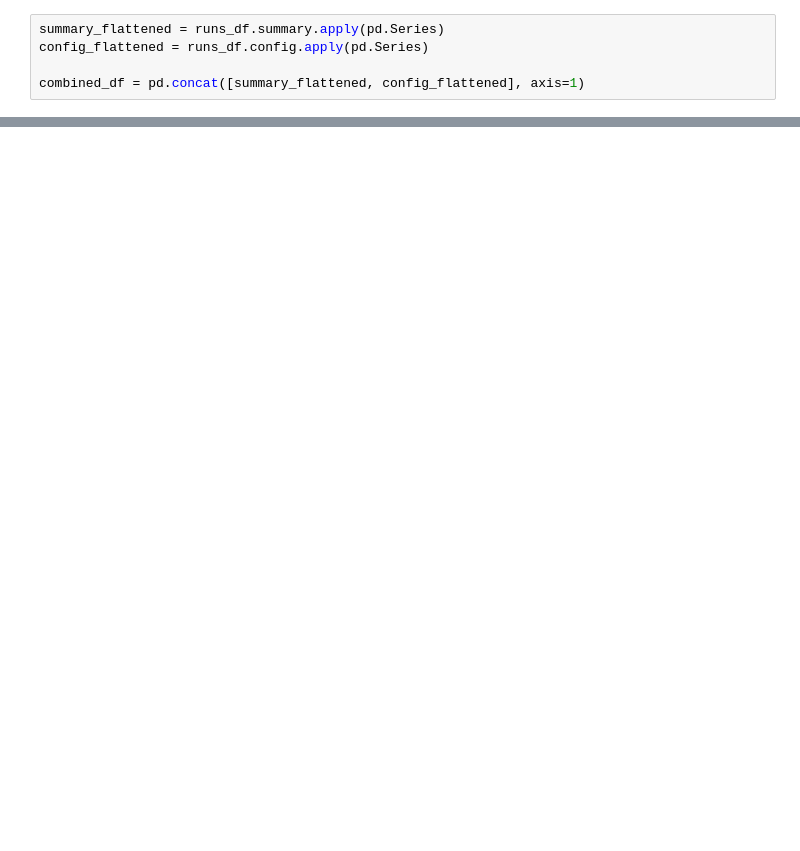
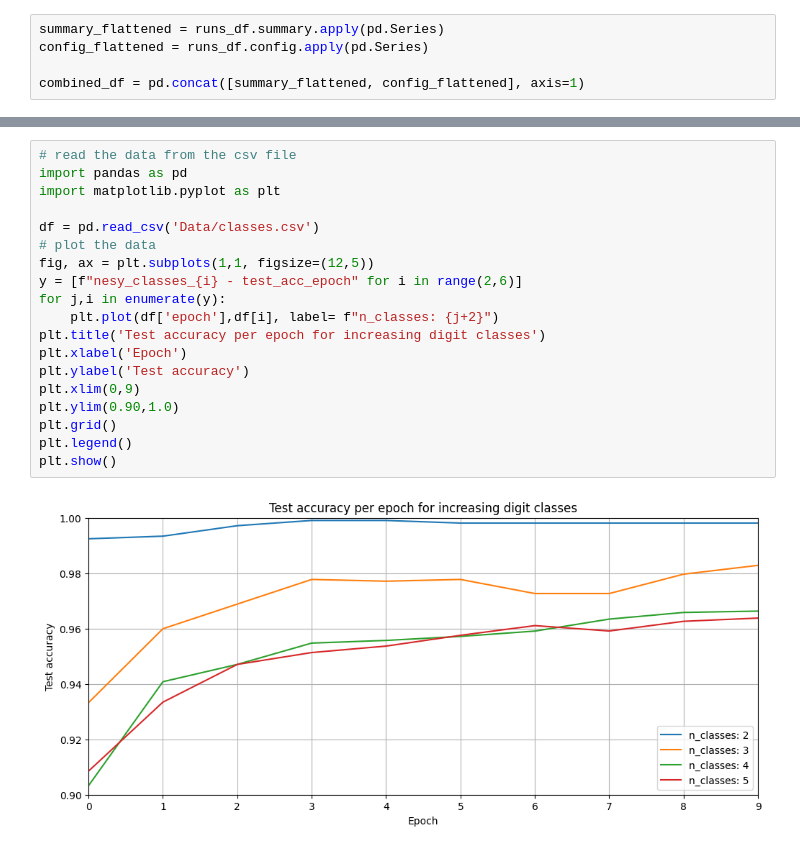
Before and after one commit to debienicolas/NeuroSymbolicAI, a Jupyter notebook: experiments/plots.ipynb, the cells around one changed output, grey strips where cells are left out. Drawn from its saved outputs; the diff is of its cells as text; blank space fills up the shorter version.

```diff
--- a/experiments/plots.ipynb
+++ b/experiments/plots.ipynb
@@ -93,0 +180,21 @@ plt.show()
+# %%
+# read the data from the csv file
+import pandas as pd
+import matplotlib.pyplot as plt
+
+df = pd.read_csv('Data/classes.csv')
+# plot the data
+fig, ax = plt.subplots(1,1, figsize=(12,5))
+y = [f"nesy_classes_{i} - test_acc_epoch" for i in range(2,6)]
+for j,i in enumerate(y):
+    plt.plot(df['epoch'],df[i], label= f"n_classes: {j+2}")
+plt.title('Test accuracy per epoch for increasing digit classes')
+plt.xlabel('Epoch')
+plt.ylabel('Test accuracy')
+plt.xlim(0,9)
+plt.ylim(0.90,1.0)
+plt.grid()
+plt.legend()
+plt.show()
+# %% [output]
+[figure, added]
```
Also changed, not shown: parts of 9 cells of this notebook, 8 other files.
